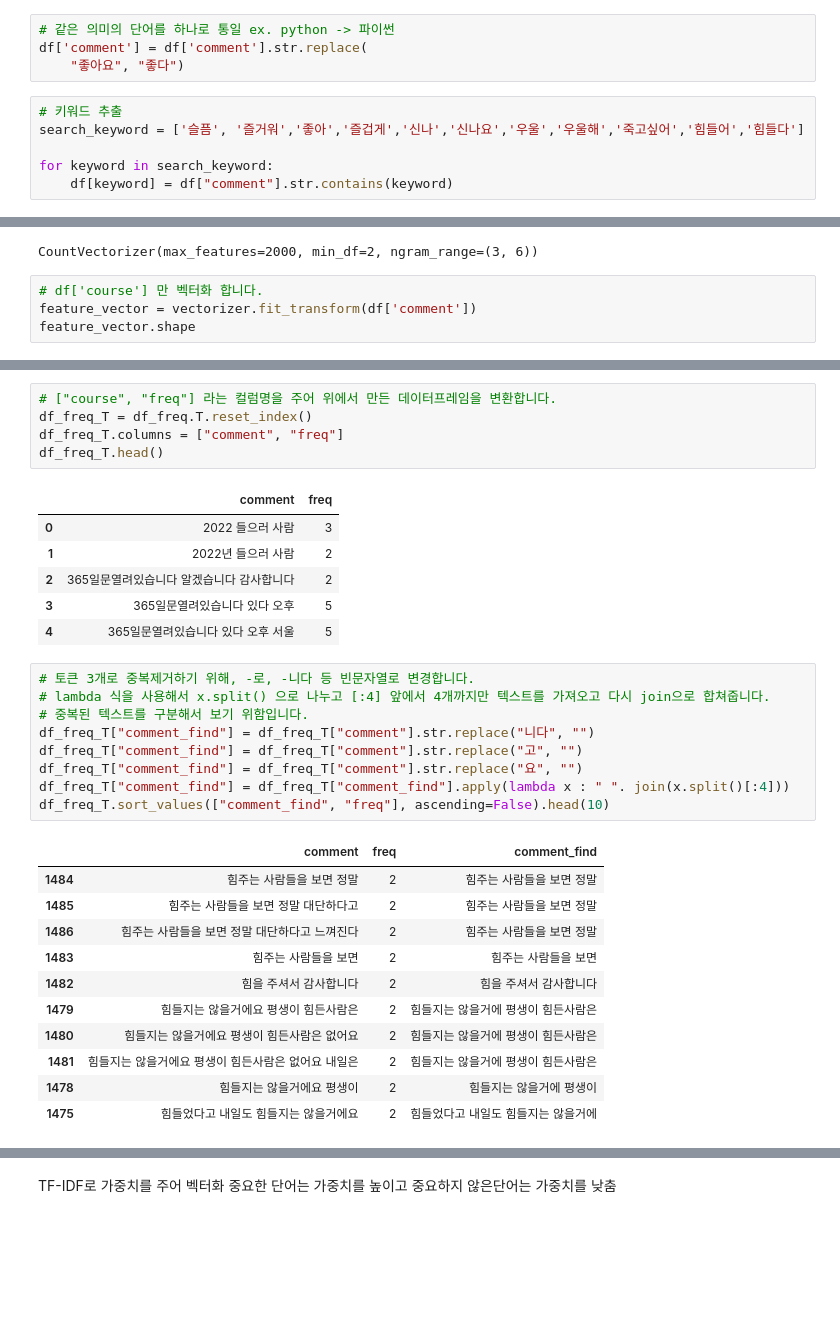
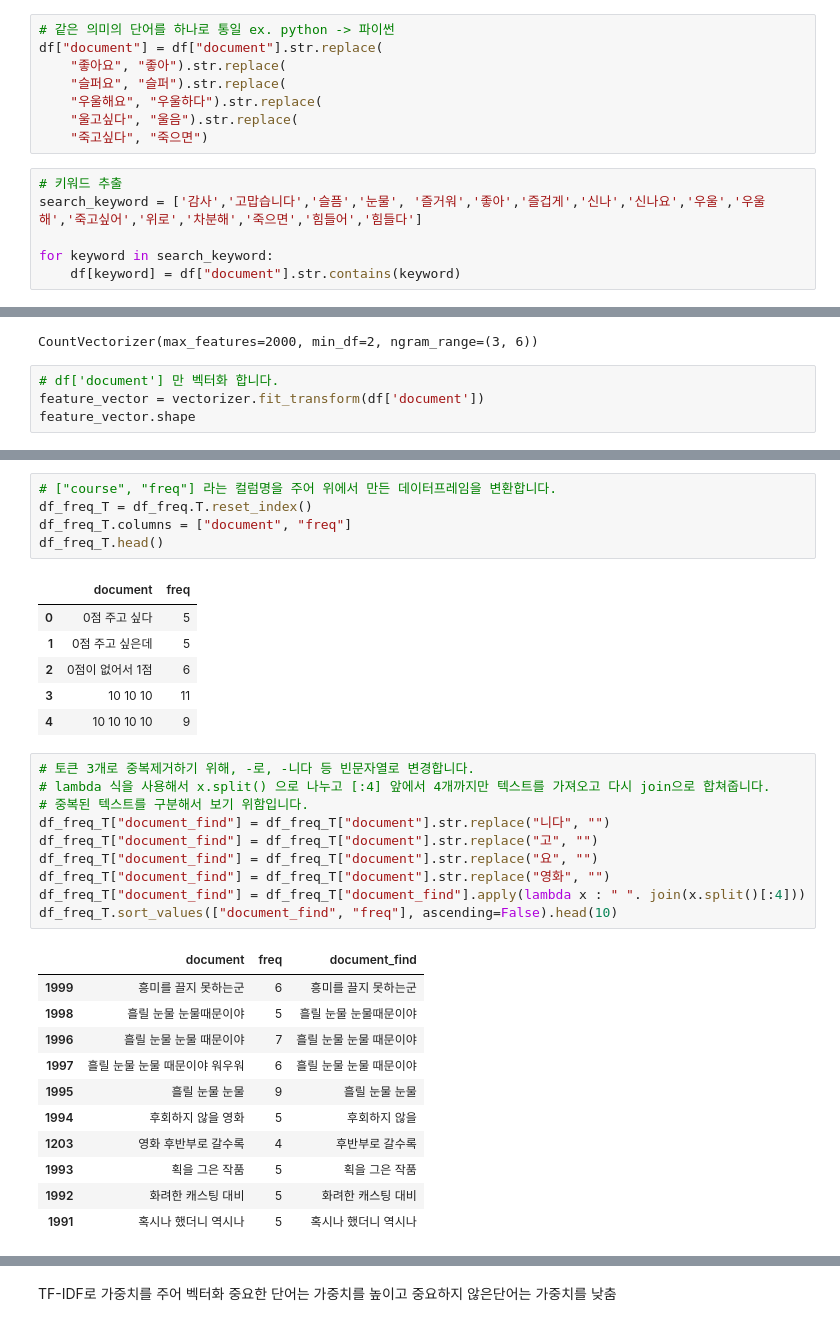
Before and after one commit to 3uno1a/Weather-Based_WindowController, a Jupyter notebook: text_mining/KMeans_joyful.ipynb, the cells around one changed output, grey strips where cells are left out. Drawn from its saved outputs; the diff is of its cells as text; blank space fills up the shorter version.

```diff
--- a/text_mining/KMeans_joyful.ipynb
+++ b/text_mining/KMeans_joyful.ipynb
@@ -55,13 +55,17 @@ df["comment"] = df["comment"].str.lower()
 # %%
 # 같은 의미의 단어를 하나로 통일 ex. python -> 파이썬
-df['comment'] = df['comment'].str.replace(
-    "좋아요", "좋다")
+df["document"] = df["document"].str.replace(
+    "좋아요", "좋아").str.replace(
+    "슬퍼요", "슬퍼").str.replace(
+    "우울해요", "우울하다").str.replace(
+    "울고싶다", "울음").str.replace(
+    "죽고싶다", "죽으면")
 # %%
 # 키워드 추출
-search_keyword = ['슬픔', '즐거워','좋아','즐겁게','신나','신나요','우울','우울해','죽고싶어','힘들어','힘들다']
+search_keyword = ['감사','고맙습니다','슬픔','눈물', '즐거워','좋아','즐겁게','신나','신나요','우울','우울해','죽고싶어','위로','차분해','죽으면','힘들어','힘들다']
 
 for keyword in search_keyword:
-    df[keyword] = df["comment"].str.contains(keyword)
+    df[keyword] = df["document"].str.contains(keyword)
 # %%
 df.drop(['id'], axis=1)
 #
@@ -134,7 +150,7 @@ vectorizer
 # %% [output]
 CountVectorizer(max_features=2000, min_df=2, ngram_range=(3, 6))
 # %%
-# df['course'] 만 벡터화 합니다.
-feature_vector = vectorizer.fit_transform(df['comment'])
+# df['document'] 만 벡터화 합니다.
+feature_vector = vectorizer.fit_transform(df['document'])
 feature_vector.shape
 # %% [output]
@@ -197,35 +212,36 @@ df_freq.T.sort_values(by=0, ascending=False).head(30)
 # %%
 # ["course", "freq"] 라는 컬럼명을 주어 위에서 만든 데이터프레임을 변환합니다.
 df_freq_T = df_freq.T.reset_index()
-df_freq_T.columns = ["comment", "freq"]
+df_freq_T.columns = ["document", "freq"]
 df_freq_T.head()
 # %% [output]
-|  | comment | freq |
-| 0 | 2022 들으러 사람 | 3 |
-| 1 | 2022년 들으러 사람 | 2 |
-| 2 | 365일문열려있습니다 알겠습니다 감사합니다 | 2 |
-| 3 | 365일문열려있습니다 있다 오후 | 5 |
-| 4 | 365일문열려있습니다 있다 오후 서울 | 5 |
+|  | document | freq |
+| 0 | 0점 주고 싶다 | 5 |
+| 1 | 0점 주고 싶은데 | 5 |
+| 2 | 0점이 없어서 1점 | 6 |
+| 3 | 10 10 10 | 11 |
+| 4 | 10 10 10 10 | 9 |
 # %%
 # 토큰 3개로 중복제거하기 위해, -로, -니다 등 빈문자열로 변경합니다.
 # lambda 식을 사용해서 x.split() 으로 나누고 [:4] 앞에서 4개까지만 텍스트를 가져오고 다시 join으로 합쳐줍니다.
 # 중복된 텍스트를 구분해서 보기 위함입니다.
-df_freq_T["comment_find"] = df_freq_T["comment"].str.replace("니다", "")
-df_freq_T["comment_find"] = df_freq_T["comment"].str.replace("고", "")
-df_freq_T["comment_find"] = df_freq_T["comment"].str.replace("요", "")
-df_freq_T["comment_find"] = df_freq_T["comment_find"].apply(lambda x : " ". join(x.split()[:4]))
-df_freq_T.sort_values(["comment_find", "freq"], ascending=False).head(10)
+df_freq_T["document_find"] = df_freq_T["document"].str.replace("니다", "")
+df_freq_T["document_find"] = df_freq_T["document"].str.replace("고", "")
+df_freq_T["document_find"] = df_freq_T["document"].str.replace("요", "")
+df_freq_T["document_find"] = df_freq_T["document"].str.replace("영화", "")
+df_freq_T["document_find"] = df_freq_T["document_find"].apply(lambda x : " ". join(x.split()[:4]))
+df_freq_T.sort_values(["document_find", "freq"], ascending=False).head(10)
 # %% [output]
-|  | comment | freq | comment_find |
-| 1484 | 힘주는 사람들을 보면 정말 | 2 | 힘주는 사람들을 보면 정말 |
-| 1485 | 힘주는 사람들을 보면 정말 대단하다고 | 2 | 힘주는 사람들을 보면 정말 |
-| 1486 | 힘주는 사람들을 보면 정말 대단하다고 느껴진다 | 2 | 힘주는 사람들을 보면 정말 |
-| 1483 | 힘주는 사람들을 보면 | 2 | 힘주는 사람들을 보면 |
-| 1482 | 힘을 주셔서 감사합니다 | 2 | 힘을 주셔서 감사합니다 |
-| 1479 | 힘들지는 않을거에요 평생이 힘든사람은 | 2 | 힘들지는 않을거에 평생이 힘든사람은 |
-| 1480 | 힘들지는 않을거에요 평생이 힘든사람은 없어요 | 2 | 힘들지는 않을거에 평생이 힘든사람은 |
-| 1481 | 힘들지는 않을거에요 평생이 힘든사람은 없어요 내일은 | 2 | 힘들지는 않을거에 평생이 힘든사람은 |
-| 1478 | 힘들지는 않을거에요 평생이 | 2 | 힘들지는 않을거에 평생이 |
-| 1475 | 힘들었다고 내일도 힘들지는 않을거에요 | 2 | 힘들었다고 내일도 힘들지는 않을거에 |
+|  | document | freq | document_find |
+| 1999 | 흥미를 끌지 못하는군 | 6 | 흥미를 끌지 못하는군 |
+| 1998 | 흘릴 눈물 눈물때문이야 | 5 | 흘릴 눈물 눈물때문이야 |
+| 1996 | 흘릴 눈물 눈물 때문이야 | 7 | 흘릴 눈물 눈물 때문이야 |
+| 1997 | 흘릴 눈물 눈물 때문이야 워우워 | 6 | 흘릴 눈물 눈물 때문이야 |
+| 1995 | 흘릴 눈물 눈물 | 9 | 흘릴 눈물 눈물 |
+| 1994 | 후회하지 않을 영화 | 5 | 후회하지 않을 |
+| 1203 | 영화 후반부로 갈수록 | 4 | 후반부로 갈수록 |
+| 1993 | 획을 그은 작품 | 5 | 획을 그은 작품 |
+| 1992 | 화려한 캐스팅 대비 | 5 | 화려한 캐스팅 대비 |
+| 1991 | 혹시나 했더니 역시나 | 5 | 혹시나 했더니 역시나 |
 # %%
 # 3개의 ngram과 빈도수로 역순 정렬을 하게 되면 빈도수가 높고, ngram수가 많은 순으로 정렬이 됨
```
Also changed, not shown: parts of 29 cells of this notebook, 3 other files.
